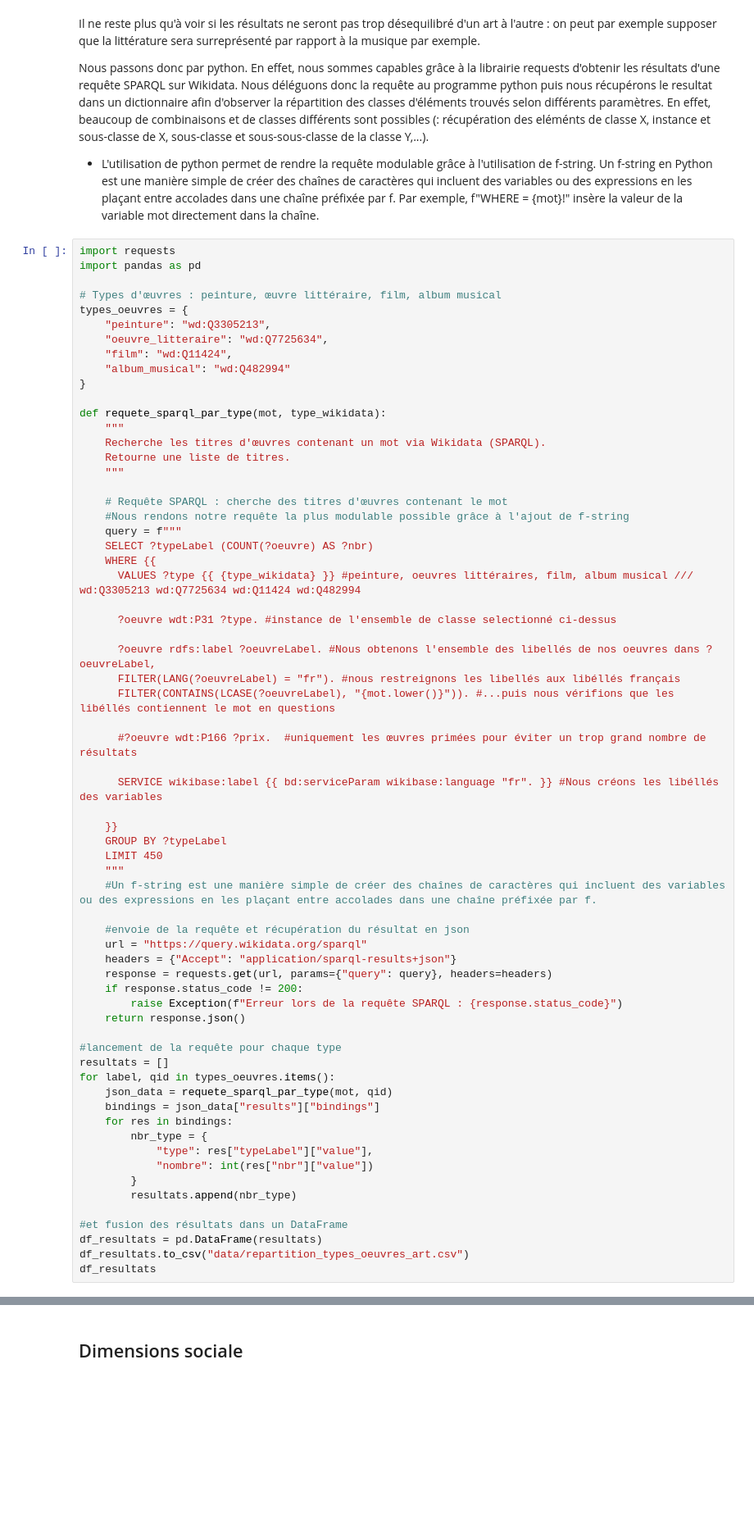
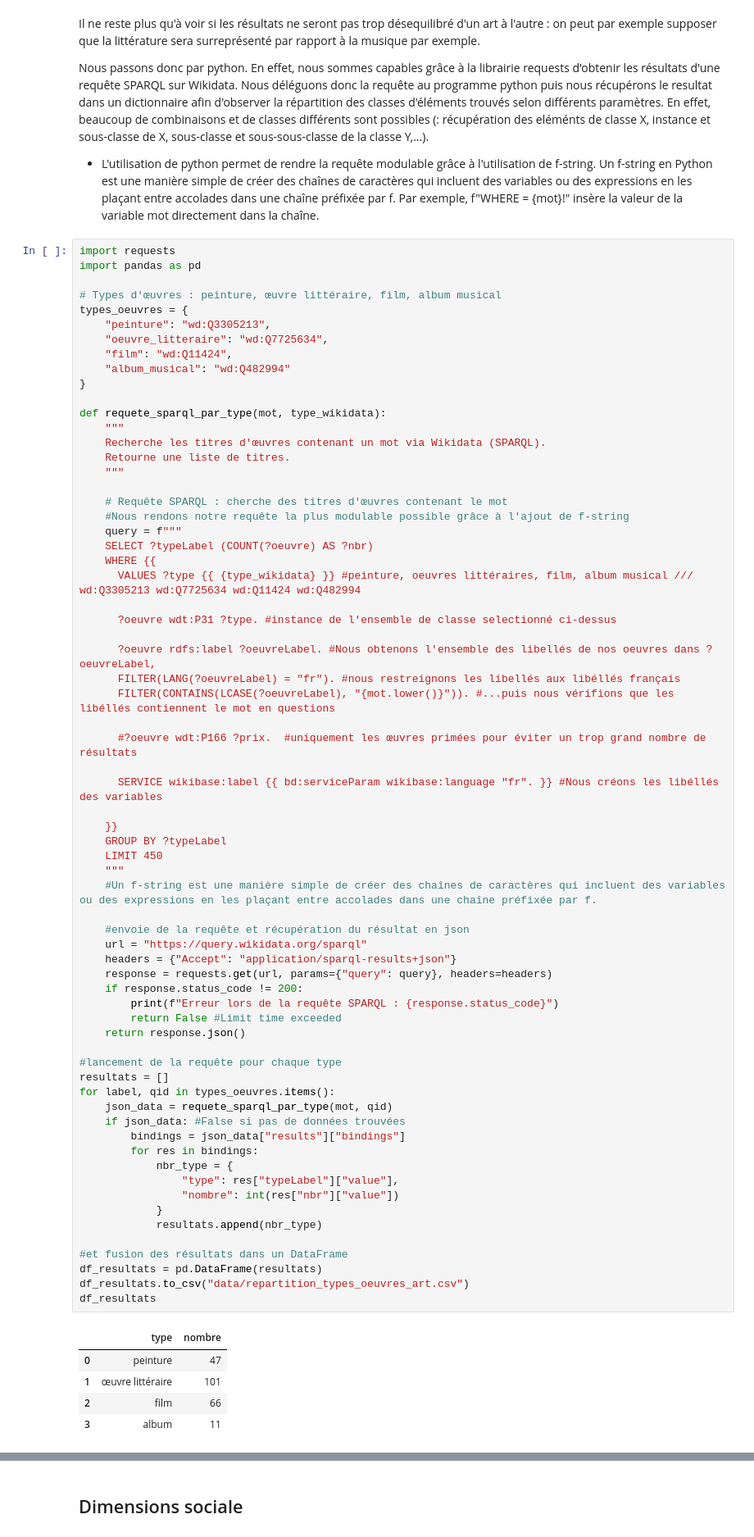
Before and after one commit to Aminata-Dev/L-observatoire-du-mot, a Jupyter notebook: rapport_explications_du_projet.ipynb, the cells around one changed output, grey strips where cells are left out. Shown at 82% size. Drawn from its saved outputs; the diff is of its cells as text; blank space fills up the shorter version.

```diff
--- a/rapport_explications_du_projet.ipynb
+++ b/rapport_explications_du_projet.ipynb
@@ -466,41 +524,49 @@ def requete_sparql_par_type(mot, type_wikidata):
       ?oeuvre rdfs:label ?oeuvreLabel. #Nous obtenons l'ensemble des libellés de nos oeuvres dans ?oeuvreLabel,
       FILTER(LANG(?oeuvreLabel) = "fr"). #nous restreignons les libellés aux libéllés français
       FILTER(CONTAINS(LCASE(?oeuvreLabel), "{mot.lower()}")). #...puis nous vérifions que les libéllés contiennent le mot en questions
 
       #?oeuvre wdt:P166 ?prix.  #uniquement les œuvres primées pour éviter un trop grand nombre de résultats
 
       SERVICE wikibase:label {{ bd:serviceParam wikibase:language "fr". }} #Nous créons les libéllés des variables
 
     }}
     GROUP BY ?typeLabel
     LIMIT 450
     """
     #Un f-string est une manière simple de créer des chaînes de caractères qui incluent des variables ou des expressions en les plaçant entre accolades dans une chaîne préfixée par f.
 
     #envoie de la requête et récupération du résultat en json
     url = "https://query.wikidata.org/sparql"
     headers = {"Accept": "application/sparql-results+json"}
     response = requests.get(url, params={"query": query}, headers=headers)
     if response.status_code != 200:
-        raise Exception(f"Erreur lors de la requête SPARQL : {response.status_code}")
+        print(f"Erreur lors de la requête SPARQL : {response.status_code}")
+        return False #Limit time exceeded
     return response.json()
 
 #lancement de la requête pour chaque type
 resultats = []
 for label, qid in types_oeuvres.items():
     json_data = requete_sparql_par_type(mot, qid)
-    bindings = json_data["results"]["bindings"]
-    for res in bindings:
-        nbr_type = {
-            "type": res["typeLabel"]["value"],
-            "nombre": int(res["nbr"]["value"])
-        }
-        resultats.append(nbr_type)
+    if json_data: #False si pas de données trouvées
+        bindings = json_data["results"]["bindings"]
+        for res in bindings:
+            nbr_type = {
+                "type": res["typeLabel"]["value"],
+                "nombre": int(res["nbr"]["value"])
+            }
+            resultats.append(nbr_type)
 
 #et fusion des résultats dans un DataFrame
 df_resultats = pd.DataFrame(resultats)
 df_resultats.to_csv("data/repartition_types_oeuvres_art.csv")
 df_resultats
+# %% [output]
+|  | type | nombre |
+| 0 | peinture | 47 |
+| 1 | œuvre littéraire | 101 |
+| 2 | film | 66 |
+| 3 | album | 11 |
 # %% [markdown]
 - L'utilisation de python et de la structure de données dictionnaire nous permet également de vérifier les résultats rapidement en effectuant la même opération : afficher la répartition des classes des éléments trouvés grâce à la requête. Lorsque nous ne récupérions pas uniquement le nombre d'éléments dans une catégorie avec le mot clé SQL `COUNT(), nous utilisions ce code python afin d'analyser nos résultats.
 
```
Also changed, not shown: parts of 36 cells of this notebook, 15 other files.
